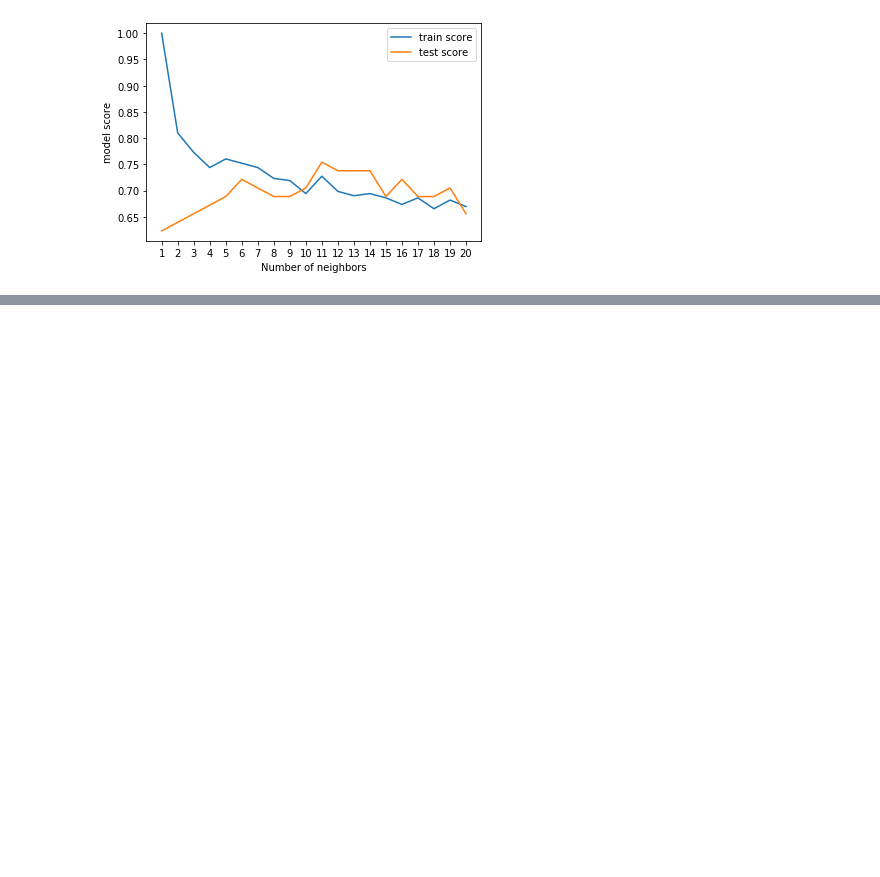
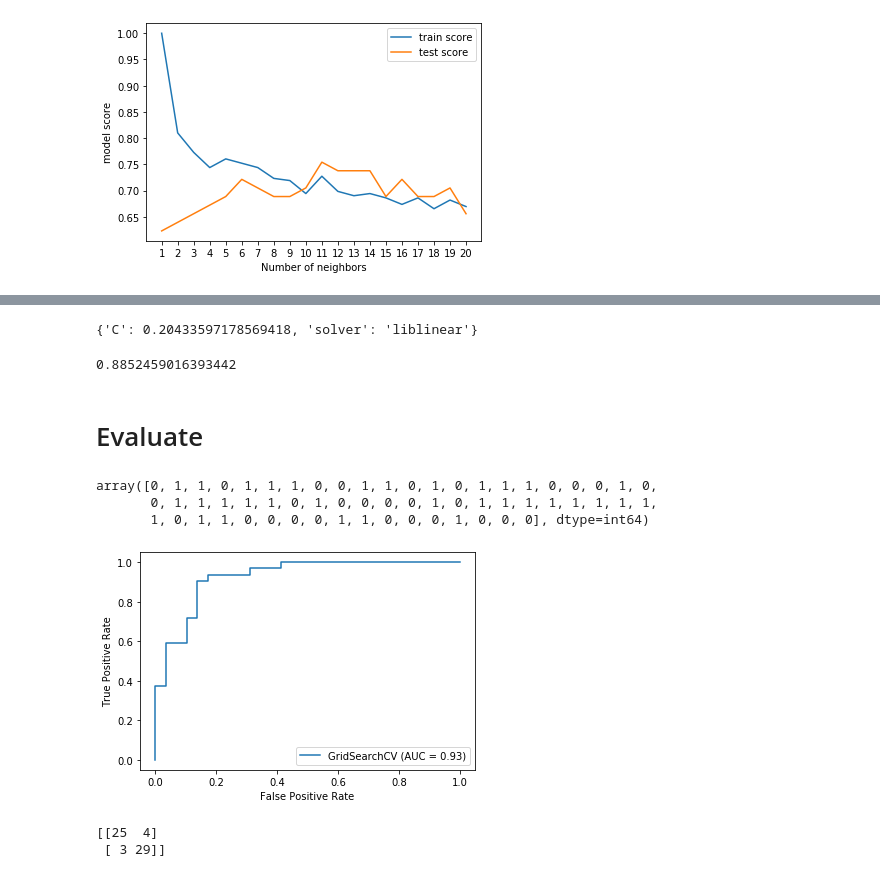
Before and after one commit to sandeepthetechie/Heart_disease, a Jupyter notebook: Heart_disease.ipynb, the cells around one changed output, grey strips where cells are left out. Saved outputs shown, nothing was run; the diff lists cells and outputs as text; code cells hidden in the pictures; blank space fills up the shorter version.

```diff
--- a/Heart_disease.ipynb
+++ b/Heart_disease.ipynb
@@ -297,0 +300,24 @@ Maximum KNN score on the test data is: 75.41%
+# %%
+#Create hyperparameterGrid for logistic Regression.
+
+log_reg_grid = {"C": np.logspace(-4,4, 20),
+                "solver": ["liblinear"]}
+
+#Create hyperparameterGrid for RandomForestClassifier.
+
+rf_grid = {"n_estimators": np.arange(10, 1000, 50),
+           "max_depth": [None, 3, 5, 10],
+           "min_samples_split": np.arange(2,20,2),
+           "min_samples_lead": np.arange(1,20,2)}
+# %%
+#Tune logistic regression
+
+np.random.seed(42)
+
+rs_log_res = RandomizedSearchCV(LogisticRegression(),
+                                param_distributions=log_reg_grid,
+                                cv =5,
+                                n_iter=20,
+                                verbose =True)
+
+rs_log_res.fit(X_train, y_train)
@@ -297,0 +358,10 @@ Maximum KNN score on the test data is: 75.41%
+# %%
+log_reg_grid = {"C": np.logspace(-4, 4, 30),
+                "solver": ["liblinear"]}
+
+gs_log_reg = GridSearchCV(LogisticRegression(),
+                          param_grid=log_reg_grid,
+                          cv=5,
+                          verbose= True)
+#fit model
+gs_log_reg.fit(X_train, y_train)
@@ -297,0 +393,10 @@ Maximum KNN score on the test data is: 75.41%
+# %%
+gs_log_reg.best_params_
+# %% [output]
+{'C': 0.20433597178569418, 'solver': 'liblinear'}
+# %%
+gs_log_reg.score(X_test, y_test)
+# %% [output]
+0.8852459016393442
+# %% [markdown]
+# Evaluate
@@ -297,0 +405,16 @@ Maximum KNN score on the test data is: 75.41%
+# %%
+y_preds
+# %% [output]
+array([0, 1, 1, 0, 1, 1, 1, 0, 0, 1, 1, 0, 1, 0, 1, 1, 1, 0, 0, 0, 1, 0,
+       0, 1, 1, 1, 1, 1, 0, 1, 0, 0, 0, 0, 1, 0, 1, 1, 1, 1, 1, 1, 1, 1,
+       1, 0, 1, 1, 0, 0, 0, 0, 1, 1, 0, 0, 0, 1, 0, 0, 0], dtype=int64)
+# %%
+plot_roc_curve(gs_log_reg, X_test,y_test);
+# %% [output]
+[figure, added]
+# %%
+#Confusion matrix
+print(confusion_matrix(y_test, y_preds))
+# %% [output]
+[[25  4]
+ [ 3 29]]
```
Also changed, not shown: parts of 20 cells of this notebook.
